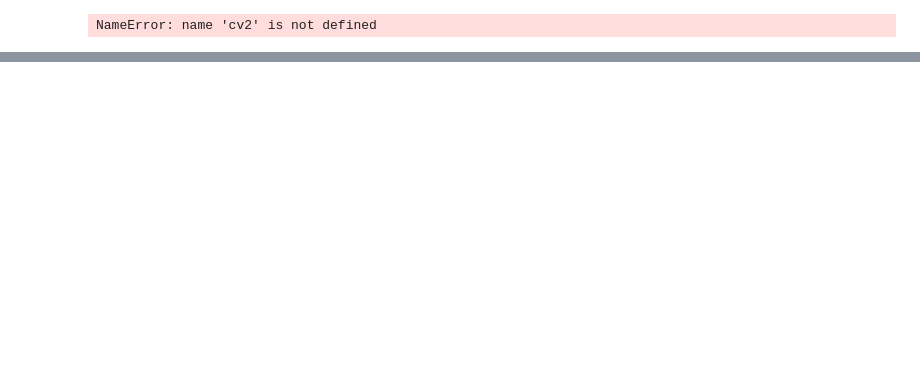
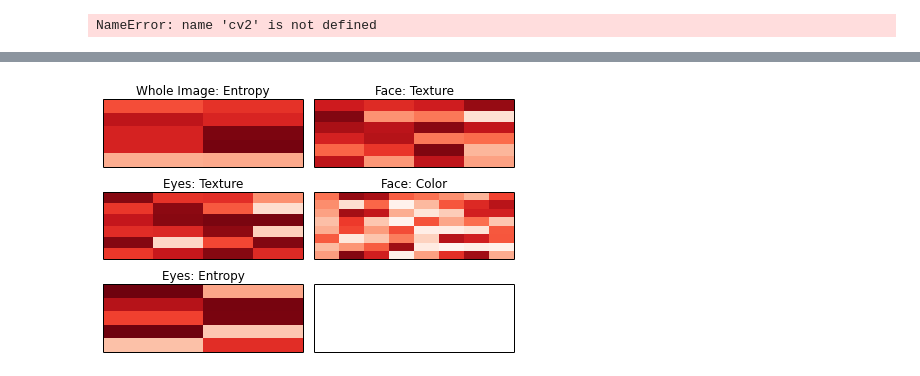
Before and after one commit to 100kristine/AestheticPortraits, a Jupyter notebook: classification.ipynb, the cells around one changed output, grey strips where cells are left out. Saved outputs shown, nothing was run; the diff lists cells and outputs as text; code cells hidden in the pictures; blank space fills up the shorter version.

```diff
--- a/classification.ipynb
+++ b/classification.ipynb
@@ -403,0 +358,28 @@ face = cv2.CascadeClassifier(haar + "haarcascade_frontalface_default.xml")
+# %%
+ma = np.max(rfe.ranking_)
+mi = np.min(rfe.ranking_)
+
+fig, axes = plt.subplots(nrows=3, ncols=2)
+axes.flat[0].pcolor(np.array(x[:10]).reshape(5,2),cmap=plt.cm.Reds_r,vmin=mi,vmax=ma)
+axes.flat[0].set_title("Whole Image: Entropy")
+
+axes.flat[1].pcolor(np.array(x[10:34]).reshape(6,4),cmap=plt.cm.Reds_r,vmin=mi,vmax=ma)
+axes.flat[1].set_title("Face: Texture")
+
+axes.flat[2].pcolor(np.array(x[34:58]).reshape(6,4),cmap=plt.cm.Reds_r,vmin=mi,vmax=ma)
+axes.flat[2].set_title("Eyes: Texture")
+
+axes.flat[3].pcolor(np.array(x[58:122]).reshape(8,8),cmap=plt.cm.Reds_r,vmin=mi,vmax=ma)
+axes.flat[3].set_title("Face: Color")
+
+axes.flat[4].pcolor(np.array(x[122:132]).reshape(5,2),cmap=plt.cm.Reds_r,vmin=mi,vmax=ma)
+axes.flat[4].set_title("Eyes: Entropy")
+for ax in axes.flat:
+    ax.get_xaxis().set_ticks([])
+    ax.get_yaxis().set_ticks([])
+
+#print list(axes.flat)
+fig.tight_layout()
+fig.savefig("FaceEyeheatmaps",format="pdf")
+# %% [output]
+[figure, added]
```
Also changed, not shown: parts of 21 cells of this notebook, 1 other file.
